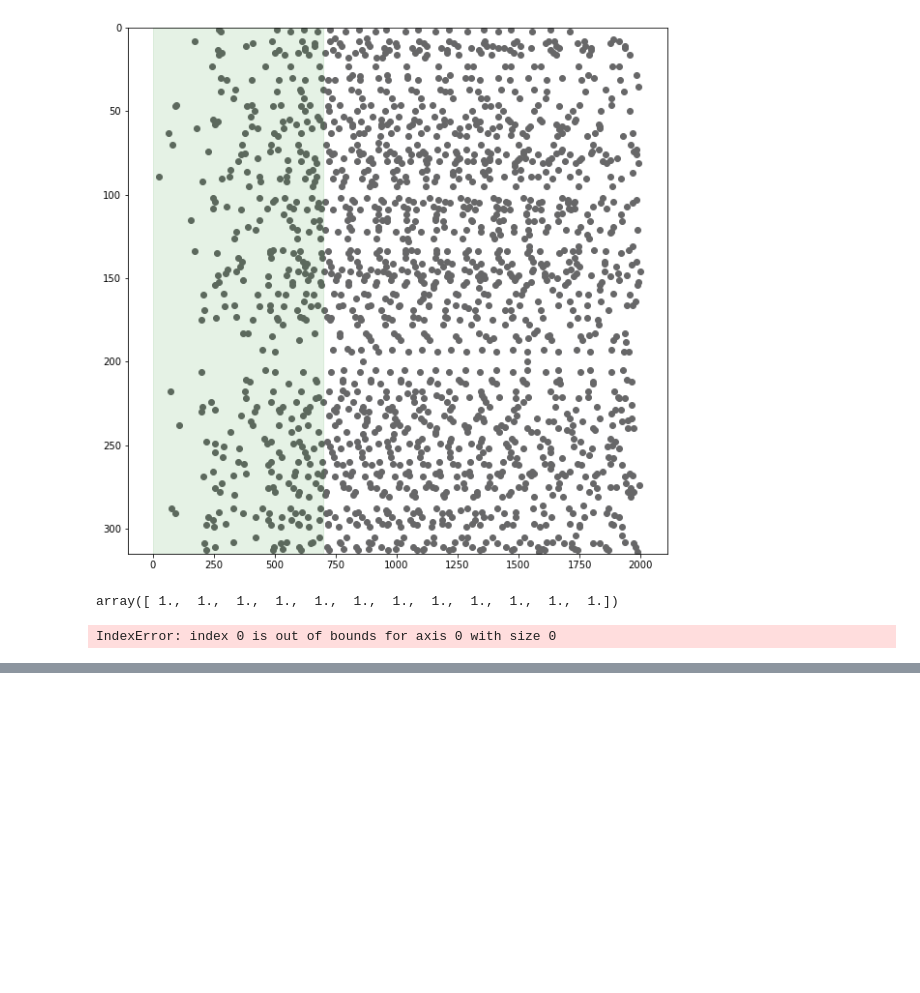
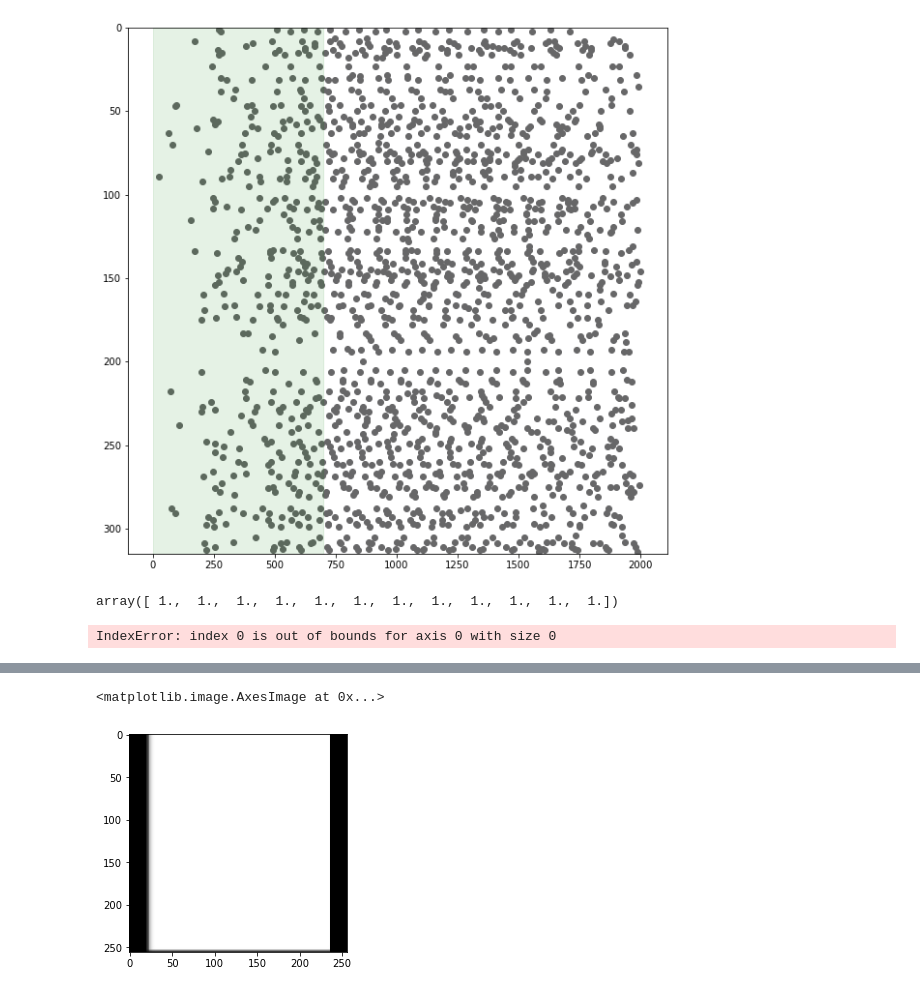
Before and after one commit to ge00rg/LabRotSprekeler, a Jupyter notebook: mat_to_hdf5.ipynb, the cells around one changed output, grey strips where cells are left out. Cells and saved outputs as stored; diff of their text form; code cells hidden in the pictures; blank space fills up the shorter version.

```diff
--- a/mat_to_hdf5.ipynb
+++ b/mat_to_hdf5.ipynb
@@ -163,0 +229,5 @@ array([ 1.33333333])
+# %%
+plt.imshow(data['driftMap'], cmap='gray')
+# %% [output]
+<matplotlib.image.AxesImage at 0x...>
+[figure, added]
```
Also changed, not shown: parts of 11 cells of this notebook, 6 other files.
